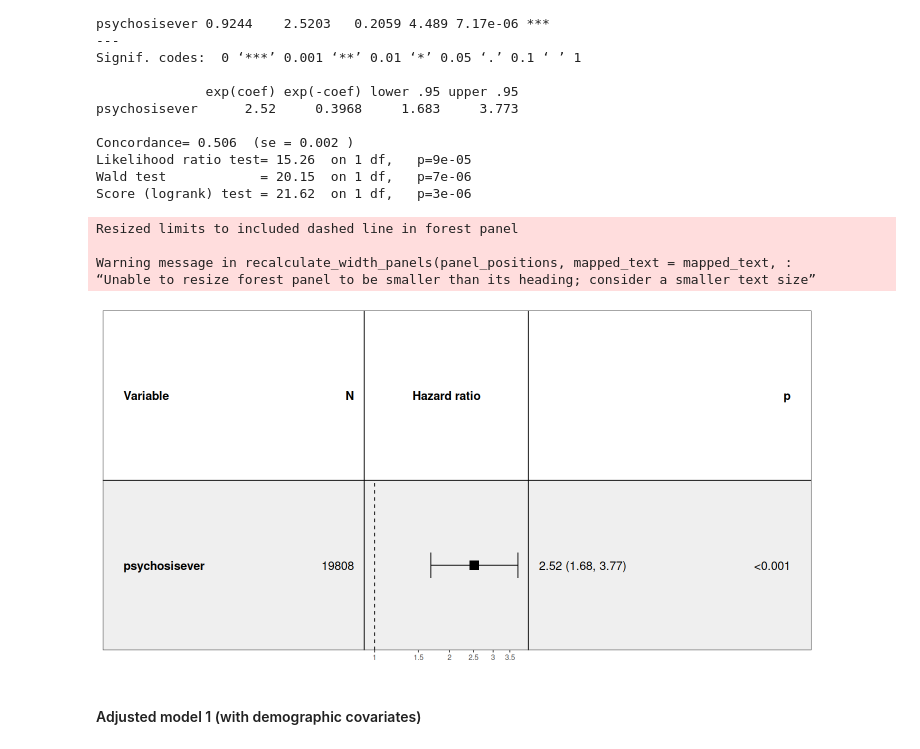
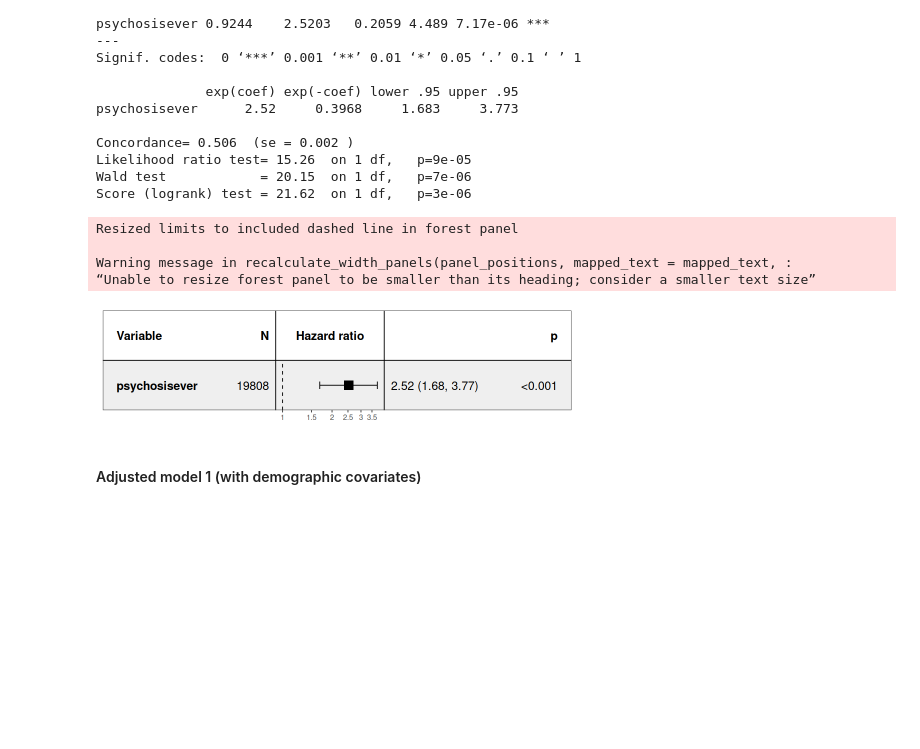
Before and after one commit to vaughanbell/longitudinal-stroke-psychosis-ELSA, a Jupyter notebook: Richards-Belle_et_al_Stroke_After_Psychosis_Analysis.ipynb, the cells around one changed output. Drawn from its saved outputs; the diff is of its cells as text; code cells hidden in the pictures; blank space fills up the shorter version.

```diff
--- a/Richards-Belle_et_al_Stroke_After_Psychosis_Analysis.ipynb
+++ b/Richards-Belle_et_al_Stroke_After_Psychosis_Analysis.ipynb
@@ -248,15 +248,16 @@ Wald test            = 20.15  on 1 df,   p=7e-06
 Score (logrank) test = 21.62  on 1 df,   p=3e-06
 # %%
 # Set plot size
-options(repr.plot.width=12, repr.plot.height=6)
+options(repr.plot.width=8, repr.plot.height=2)
 
+# Plot
 forest_model(strokeinpsychosis_cox)
 # %% [output]
 Resized limits to included dashed line in forest panel
 
 Warning message in recalculate_width_panels(panel_positions, mapped_text = mapped_text, :
 “Unable to resize forest panel to be smaller than its heading; consider a smaller text size”
-[figure, old version]
+[figure, new version]
 # %% [markdown]
 #### Adjusted model 1 (with demographic covariates)
 # %%
```
Also changed, not shown: parts of 50 cells of this notebook, 1 other file.
